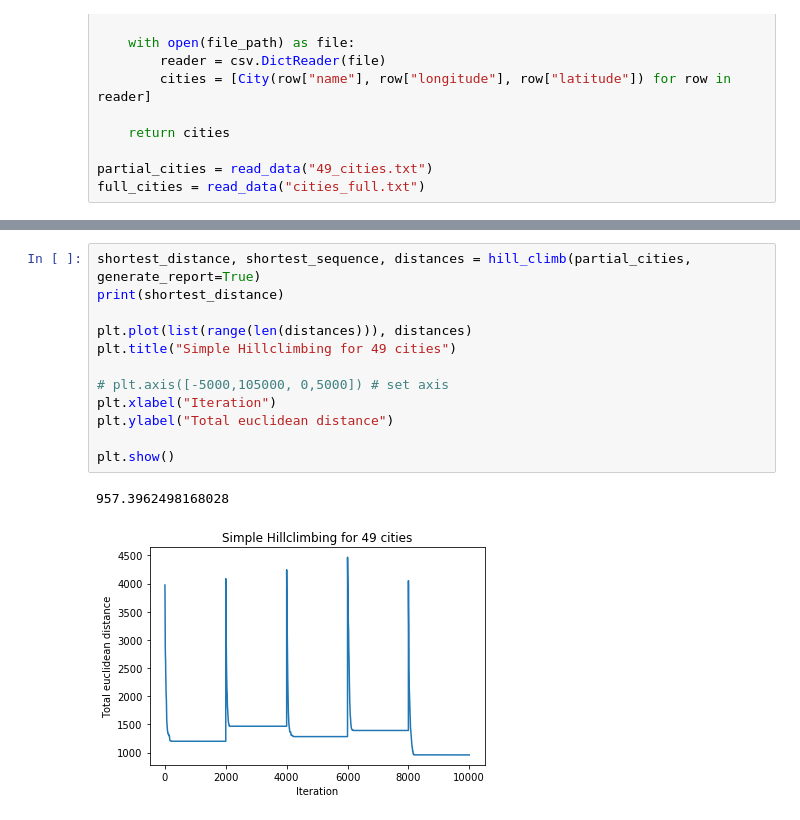
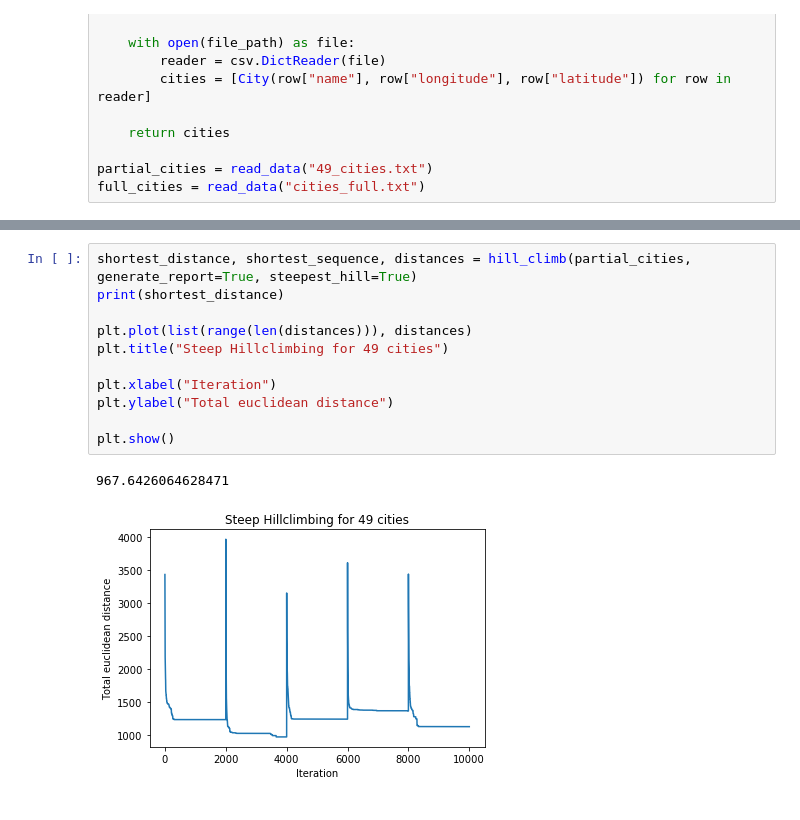
Before and after one commit to SimonDeussen/mas-ws-20, a Jupyter notebook: assignments/ai/05/assignment-05/src/plotting.ipynb, the cells around one changed output, grey strips where cells are left out. Drawn from its saved outputs; the diff is of its cells as text.

```diff
--- a/assignments/ai/05/assignment-05/src/plotting.ipynb
+++ b/assignments/ai/05/assignment-05/src/plotting.ipynb
@@ -22,16 +79,15 @@ full_cities = read_data("cities_full.txt")
 # %%
-shortest_distance, shortest_sequence, distances = hill_climb(partial_cities, generate_report=True)
+shortest_distance, shortest_sequence, distances = hill_climb(partial_cities, generate_report=True, steepest_hill=True)
 print(shortest_distance)
 
 plt.plot(list(range(len(distances))), distances)
-plt.title("Simple Hillclimbing for 49 cities")
+plt.title("Steep Hillclimbing for 49 cities")
 
-# plt.axis([-5000,105000, 0,5000]) # set axis
 plt.xlabel("Iteration")
 plt.ylabel("Total euclidean distance")
 
 plt.show()
 # %% [output]
-957.3962498168028
+967.6426064628471
-[figure, old version]
+[figure, new version]
 # %%
```
Also changed, not shown: parts of 8 cells of this notebook, 16 other files.
